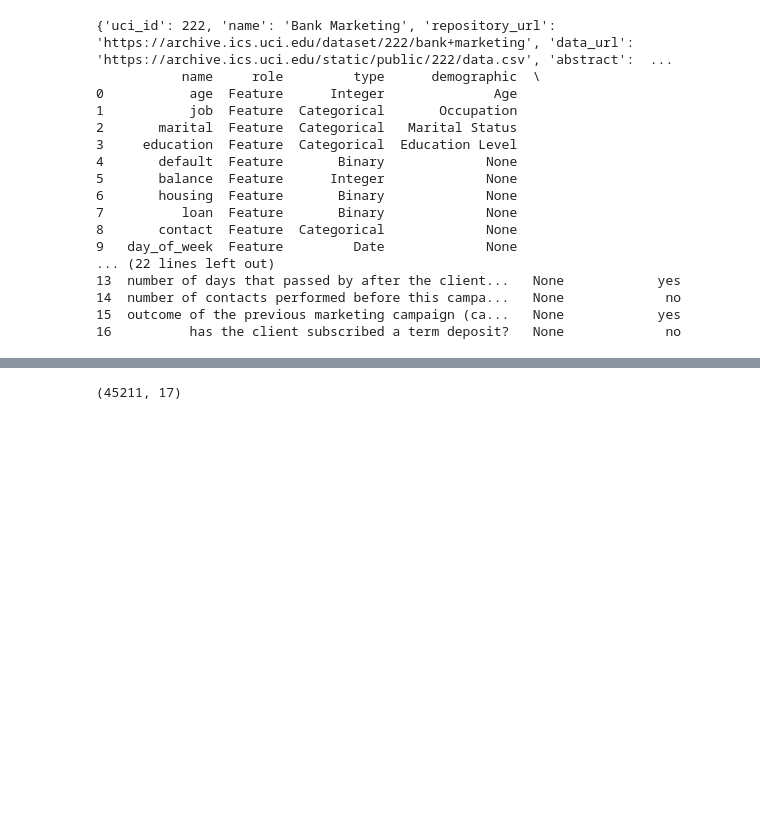
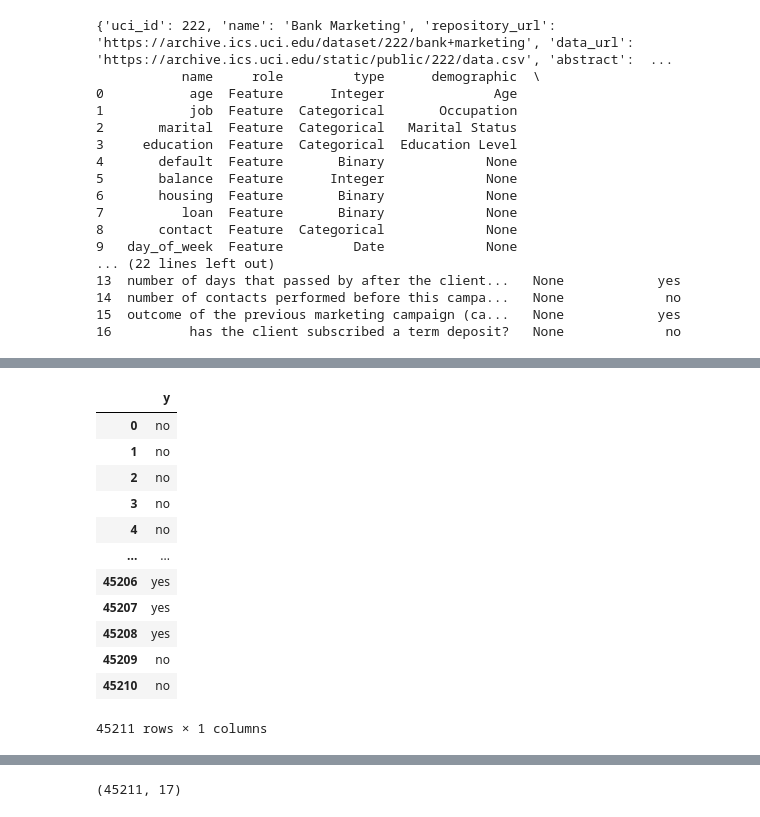
Before and after one commit to sugimotoh/classes, a Jupyter notebook: marketingmodels.ipynb, the cells around one changed output, grey strips where cells are left out. Cells and saved outputs as stored; diff of their text form; code cells hidden in the pictures; blank space fills up the shorter version.

```diff
--- a/marketingmodels.ipynb
+++ b/marketingmodels.ipynb
@@ -42,0 +64,16 @@ print(bank_marketing.variables)
+# %%
+y
+# %% [output]
+|  | y |
+| 0 | no |
+| 1 | no |
+| 2 | no |
+| 3 | no |
+| 4 | no |
+| ... | ... |
+| 45206 | yes |
+| 45207 | yes |
+| 45208 | yes |
+| 45209 | no |
+| 45210 | no |
+45211 rows × 1 columns
```
Also changed, not shown: parts of 6 cells of this notebook.
